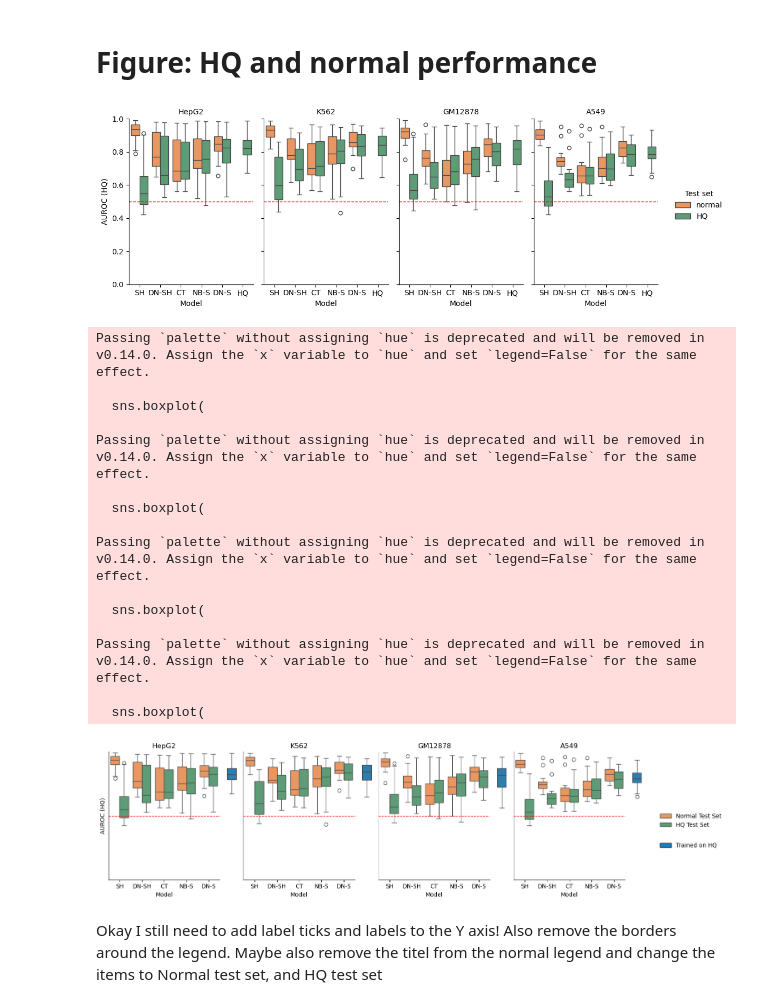
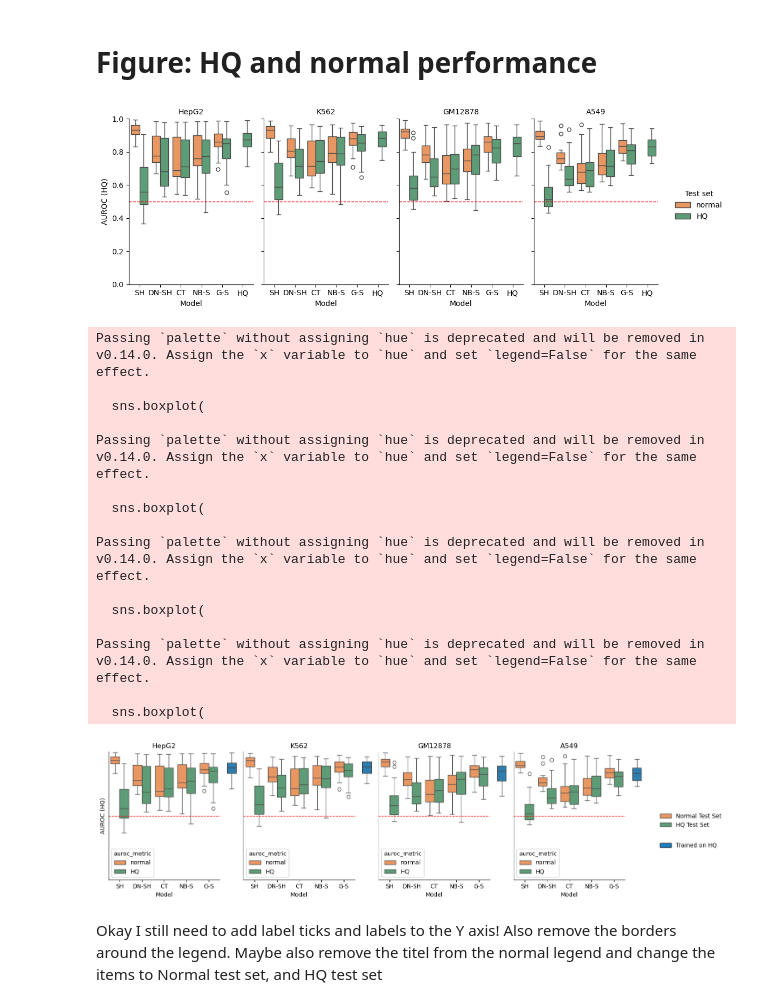
Before and after one commit to NatanTourne/TFBS-negatives, a Jupyter notebook: Results/20250619_full_run_3.ipynb, the cells around one changed output. Cells and saved outputs as stored; diff of their text form; code cells hidden in the pictures.

Commit message:
results

```diff
--- a/Results/20250619_full_run_3.ipynb
+++ b/Results/20250619_full_run_3.ipynb
@@ -51,9 +51,9 @@ for run in runs:
 results_df = pd.DataFrame(results)
 # %%
 results_df = pd.DataFrame(results)
-results_df = results_df[results_df['group_name'].isin(["full_run_2", "full_run_2_ct"])] # select the right groups
+results_df = results_df[results_df['group_name'].isin(["full_run_3"])] # select the right groups
 HQ_results = pd.DataFrame(results)
-HQ_results = HQ_results[HQ_results['group_name'] == "full_run_2_HQ"]
+HQ_results = HQ_results[HQ_results['group_name'] == "full_run_3_HQ"]
 HQ_results["neg_mode"] = "HQ training"
 HQ_results = HQ_results.rename(columns={"AUROC": "AUROC_HQ", "AUROC_HQ": "AUROC"})
 HQ_results = HQ_results[HQ_results['celltype'].isin(['A549', 'GM12878', 'K562', 'HepG2'])] # only the right celltypes
@@ -110,7 +109,7 @@ output.to_dict()
 There really shouldn't be any with less runs, so check if something is wrong!!
 # %%
 # Filter out TFs with less than 36 samples
-results_df = results_df.groupby('celltype_TF').filter(lambda x: len(x) >= 36) #! ONLY TAKE THE 4 BIG CELL TYPES
+#results_df = results_df.groupby('celltype_TF').filter(lambda x: len(x) >= 36) #! ONLY TAKE THE 4 BIG CELL TYPES
 # %%
 results_df["celltype"].value_counts()
 # %% [output]
@@ -347,7 +430,7 @@ melted_group_avg = pd.melt(
 melted_group_avg['auroc_metric'] = melted_group_avg['auroc_metric'].map({'AUROC': 'normal', 'AUROC_HQ': 'HQ'})
 
 neg_mode_labels = {
-    'dinucl_sampled': 'DN-S',
+    'dinucl_sampled': 'G-S',
     'dinucl_shuffled': 'DN-SH',
     'neighbors': 'NB-S',
     'shuffled': 'SH',
@@ -390,7 +473,7 @@ for ax, celltype in zip(g.axes.flatten(), g.col_names):
 plt.tight_layout()
 plt.show()
 # %% [output]
-[figure, old version]
+[figure, new version]
 # %%
 from matplotlib.patches import Patch
 
@@ -403,7 +486,7 @@ legend_labels = None
 palette = {'HQ': color_list[5], 'normal': color_list[1]}
 # In your plotting loop, update this block:
 for i, ct in enumerate(cts):
-    ct_df = plot_df[(plot_df["celltype"] == ct) & (plot_df["neg_mode_short"] != "HQ")]
+    ct_df = plot_df[(plot_df["celltype"] == ct) & (plot_df["neg_mode"] != "HQ training")]
     sns.boxplot(
         data=ct_df,
         ax=ax[i*2],
@@ -428,7 +511,7 @@ for i, ct in enumerate(cts):
     handles, labels = ax[i*2].get_legend_handles_labels()
     if legend_handles is None and handles:
         legend_handles, legend_labels = handles, labels
-    ax[i*2].get_legend().remove()
+    #ax[i*2].get_legend().remove()
 
 
 plot_df = melted_group_avg.copy()
@@ -463,34 +546,34 @@ if legend_handles is not None:
         legend_handles, legend_labels,
         loc="center left", bbox_to_anchor=(1.01, 0.5),
         frameon=False, title=""
     )
     hq_patch = Patch(facecolor=palette['HQ'], edgecolor='black', label='HQ (separate box)')
     fig.legend(
         [hq_patch], ['Trained on HQ'],
         loc="center left", bbox_to_anchor=(1.01, 0.35), frameon=False, title=""
     )
 
 ax[0].tick_params(labelleft=True, left=True)
 ax[0].set_ylabel("AUROC (HQ)")  # Redundant but safe
 plt.tight_layout(rect=[0.05, 0, 1, 1])
 plt.show()
 # %% [output]
 Passing `palette` without assigning `hue` is deprecated and will be removed in v0.14.0. Assign the `x` variable to `hue` and set `legend=False` for the same effect.
 
   sns.boxplot(
 
 Passing `palette` without assigning `hue` is deprecated and will be removed in v0.14.0. Assign the `x` variable to `hue` and set `legend=False` for the same effect.
 
   sns.boxplot(
 
 Passing `palette` without assigning `hue` is deprecated and will be removed in v0.14.0. Assign the `x` variable to `hue` and set `legend=False` for the same effect.
 
   sns.boxplot(
 
 Passing `palette` without assigning `hue` is deprecated and will be removed in v0.14.0. Assign the `x` variable to `hue` and set `legend=False` for the same effect.
 
   sns.boxplot(
-[figure, old version]
+[figure, new version]
 # %% [markdown]
 Okay I still need to add label ticks and labels to the Y axis! Also remove the borders around the legend. Maybe also remove the titel from the normal legend and change the items to Normal test set, and HQ test set
 # %% [markdown]
```
Also changed, not shown: parts of 18 cells of this notebook, 5 other files.
